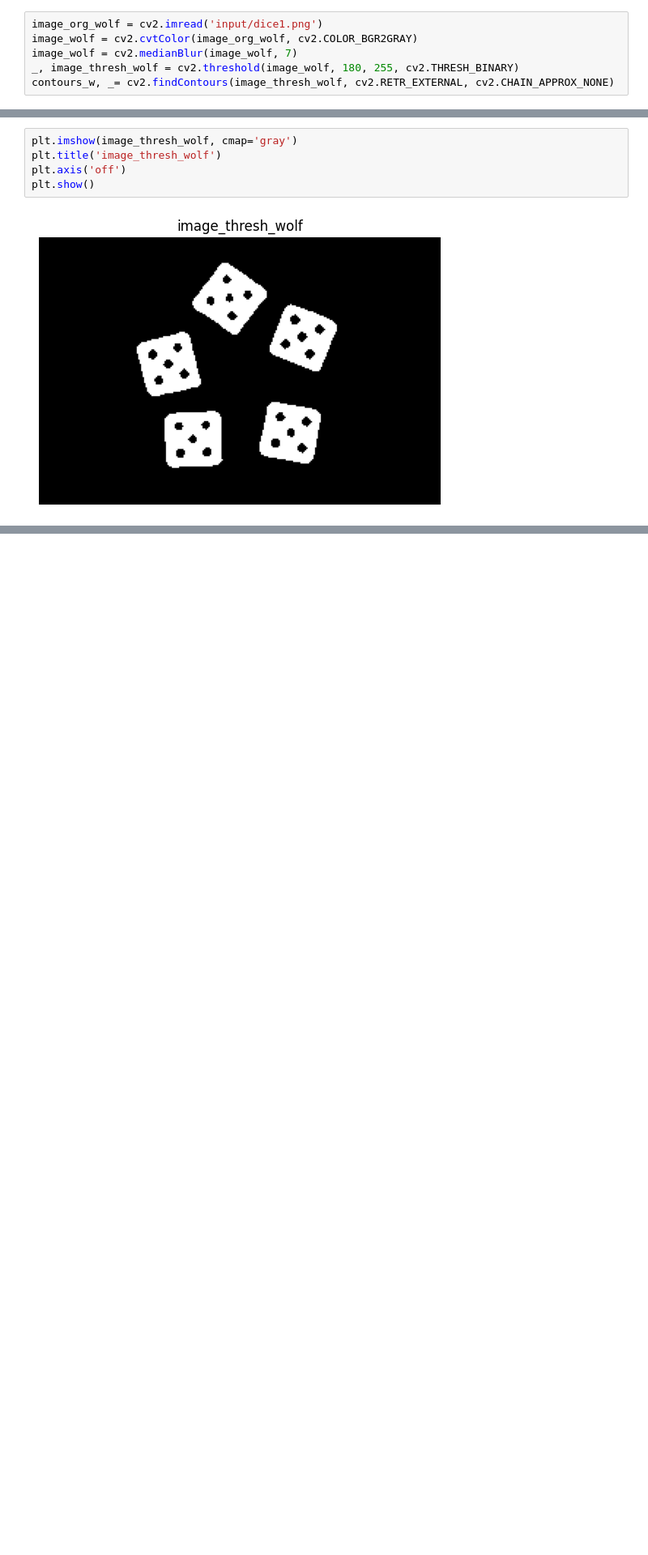
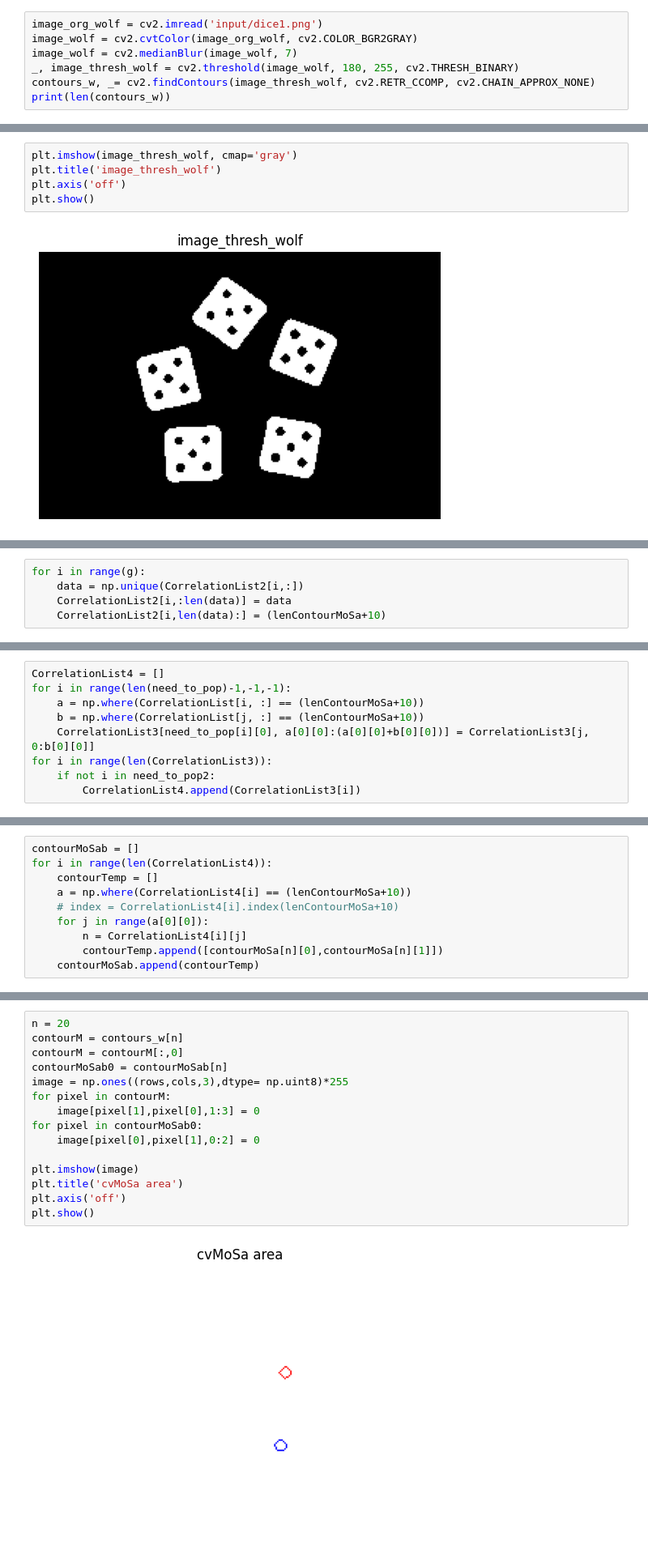
Before and after one commit to MSaberian/PyLearnImageProcessing, a Jupyter notebook: PyLearnIPObjectDetectioon/use_cvMoSa.ipynb, the cells around one changed output, grey strips where cells are left out. Shown at 81% size. Cells and saved outputs as stored; diff of their text form; blank space fills up the shorter version.

```diff
--- a/PyLearnIPObjectDetectioon/use_cvMoSa.ipynb
+++ b/PyLearnIPObjectDetectioon/use_cvMoSa.ipynb
@@ -47,4 +47,5 @@ image_org_wolf = cv2.imread('input/dice1.png')
 image_wolf = cv2.cvtColor(image_org_wolf, cv2.COLOR_BGR2GRAY)
 image_wolf = cv2.medianBlur(image_wolf, 7)
 _, image_thresh_wolf = cv2.threshold(image_wolf, 180, 255, cv2.THRESH_BINARY)
-contours_w, _= cv2.findContours(image_thresh_wolf, cv2.RETR_EXTERNAL, cv2.CHAIN_APPROX_NONE)
+contours_w, _= cv2.findContours(image_thresh_wolf, cv2.RETR_CCOMP, cv2.CHAIN_APPROX_NONE)
+print(len(contours_w))
@@ -111,0 +154,5 @@ plt.show()
+# %%
+for i in range(g):
+    data = np.unique(CorrelationList2[i,:])
+    CorrelationList2[i,:len(data)] = data
+    CorrelationList2[i,len(data):] = (lenContourMoSa+10)
@@ -111,0 +175,9 @@ plt.show()
+# %%
+CorrelationList4 = []
+for i in range(len(need_to_pop)-1,-1,-1):
+    a = np.where(CorrelationList[i, :] == (lenContourMoSa+10))
+    b = np.where(CorrelationList[j, :] == (lenContourMoSa+10))
+    CorrelationList3[need_to_pop[i][0], a[0][0]:(a[0][0]+b[0][0])] = CorrelationList3[j, 0:b[0][0]]
+for i in range(len(CorrelationList3)):
+    if not i in need_to_pop2:
+        CorrelationList4.append(CorrelationList3[i])
@@ -111,0 +188,10 @@ plt.show()
+# %%
+contourMoSab = []
+for i in range(len(CorrelationList4)):
+    contourTemp = []
+    a = np.where(CorrelationList4[i] == (lenContourMoSa+10))
+    # index = CorrelationList4[i].index(lenContourMoSa+10)
+    for j in range(a[0][0]):
+        n = CorrelationList4[i][j]
+        contourTemp.append([contourMoSa[n][0],contourMoSa[n][1]])
+    contourMoSab.append(contourTemp)
@@ -111,0 +202,17 @@ plt.show()
+# %%
+n = 20
+contourM = contours_w[n]
+contourM = contourM[:,0]
+contourMoSab0 = contourMoSab[n]
+image = np.ones((rows,cols,3),dtype= np.uint8)*255
+for pixel in contourM:
+    image[pixel[1],pixel[0],1:3] = 0
+for pixel in contourMoSab0:
+    image[pixel[0],pixel[1],0:2] = 0
+
+plt.imshow(image)
+plt.title('cvMoSa area')
+plt.axis('off')
+plt.show()
+# %% [output]
+[figure, added]
```
Also changed, not shown: parts of 11 cells of this notebook, 5 other files.
